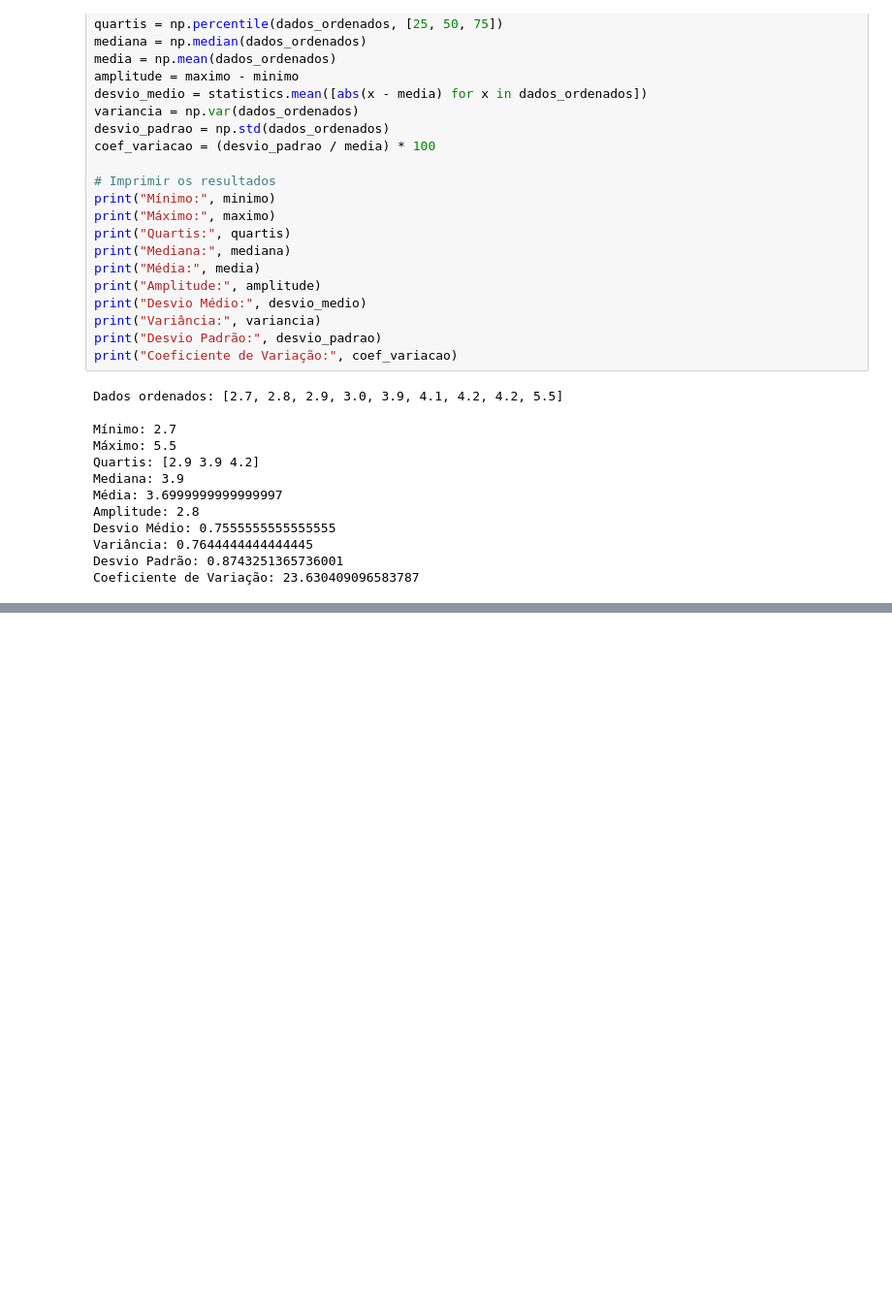
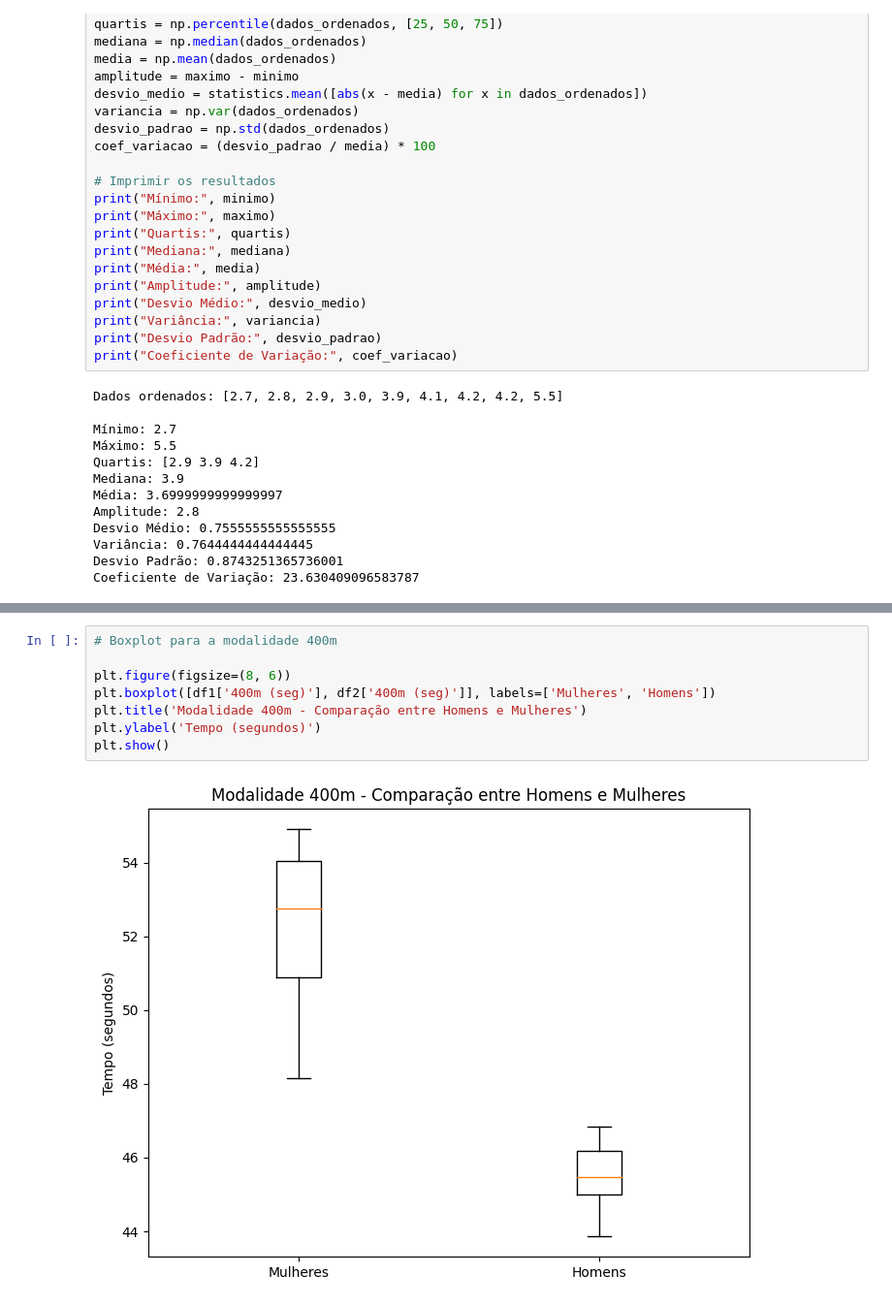
Before and after one commit to EduardoWS/python-for-ML, a Jupyter notebook: EduardoRibeiroRodriguesTrabalho1.ipynb, the cells around one changed output, grey strips where cells are left out. Shown: that part at 97% size. Drawn from its saved outputs; the diff is of its cells as text; blank space fills up the shorter version.

```diff
--- a/EduardoRibeiroRodriguesTrabalho1.ipynb
+++ b/EduardoRibeiroRodriguesTrabalho1.ipynb
@@ -282,0 +574,10 @@ Coeficiente de Variação: 23.630409096583787
+# %%
+# Boxplot para a modalidade 400m
+
+plt.figure(figsize=(8, 6))
+plt.boxplot([df1['400m (seg)'], df2['400m (seg)']], labels=['Mulheres', 'Homens'])
+plt.title('Modalidade 400m - Comparação entre Homens e Mulheres')
+plt.ylabel('Tempo (segundos)')
+plt.show()
+# %% [output]
+[figure, added]
```
Also changed, not shown: parts of 24 cells of this notebook.
